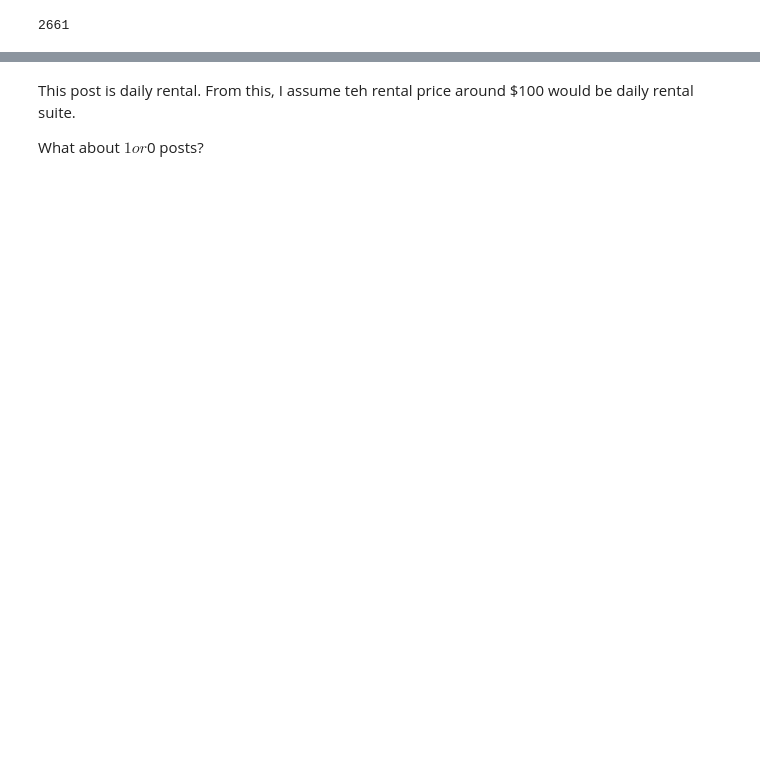
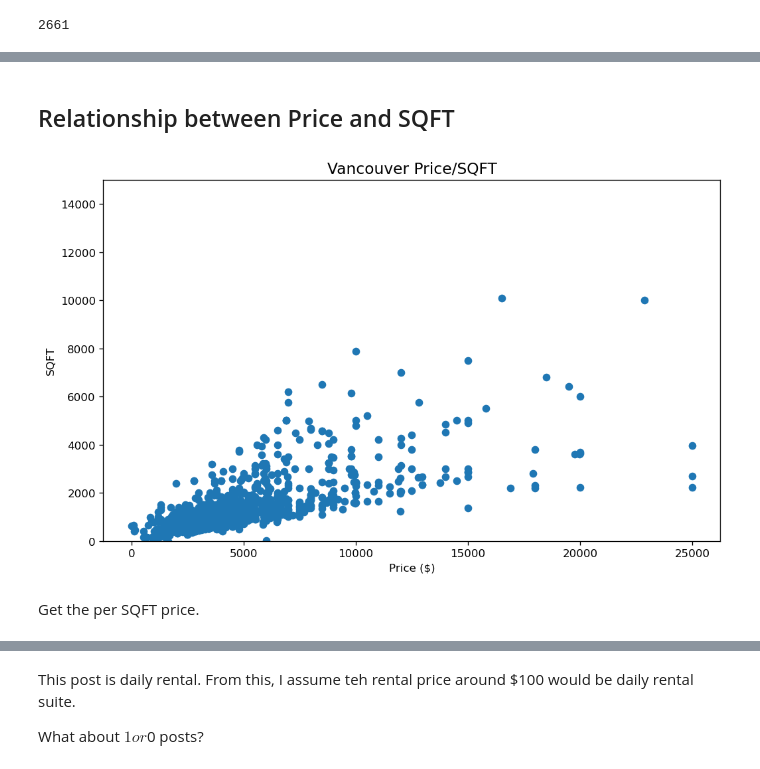
Before and after one commit to masaichig0/Data-Analysis-Project-1, a Jupyter notebook: rental_market_analysis_project.ipynb, the cells around one changed output, grey strips where cells are left out. Cells and saved outputs as stored; diff of their text form; code cells hidden in the pictures; blank space fills up the shorter version.

```diff
--- a/rental_market_analysis_project.ipynb
+++ b/rental_market_analysis_project.ipynb
@@ -400,0 +401,13 @@ less_than_300
+# %% [markdown]
+## Relationship between Price and SQFT
+# %%
+# Relationship between SQFT and Price
+plt.scatter(x=df["Price"], y=df["SQFT"])
+plt.ylim((0, 15000))
+plt.title(f"{city} Price/SQFT", fontsize=14)
+plt.xlabel(f"Price ($)")
+plt.ylabel(f"SQFT");
+# %% [output]
+[figure, added]
+# %% [markdown]
+Get the per SQFT price.
```
Also changed, not shown: parts of 47 cells of this notebook, 2 other files.
